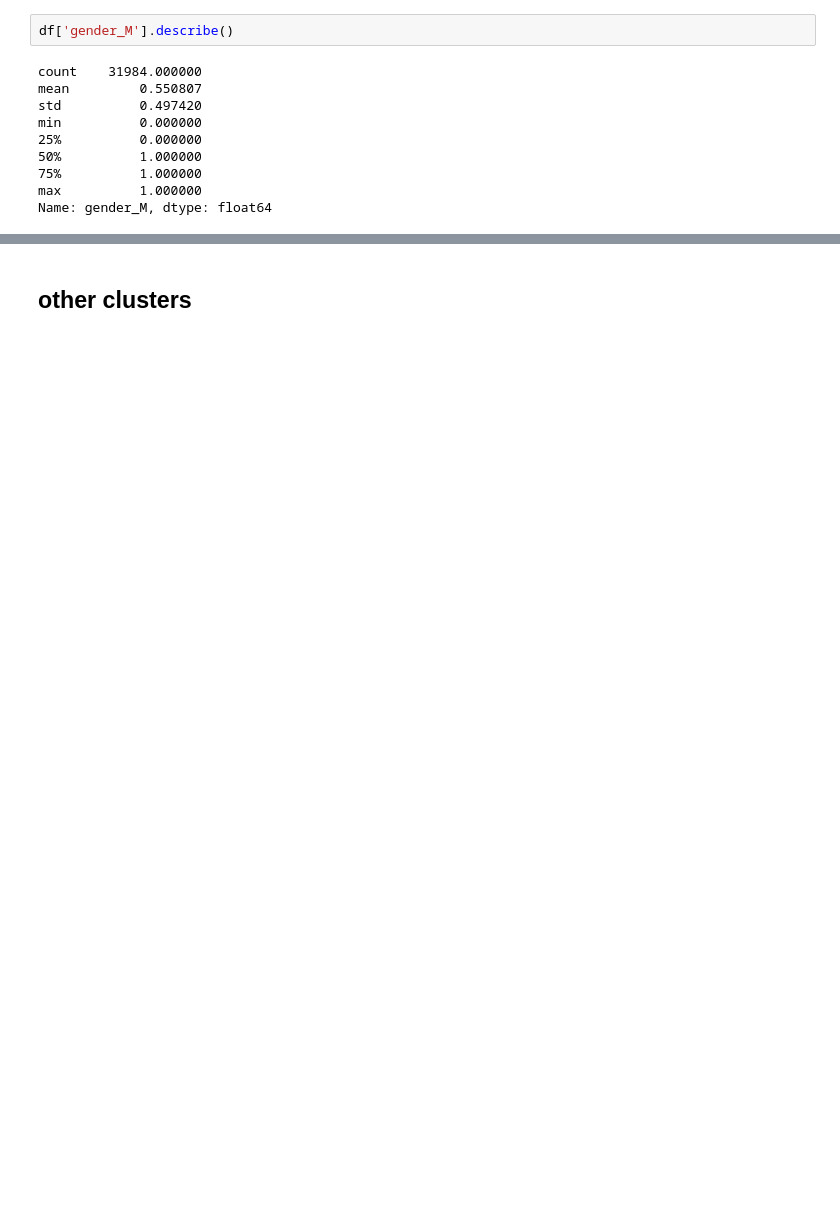
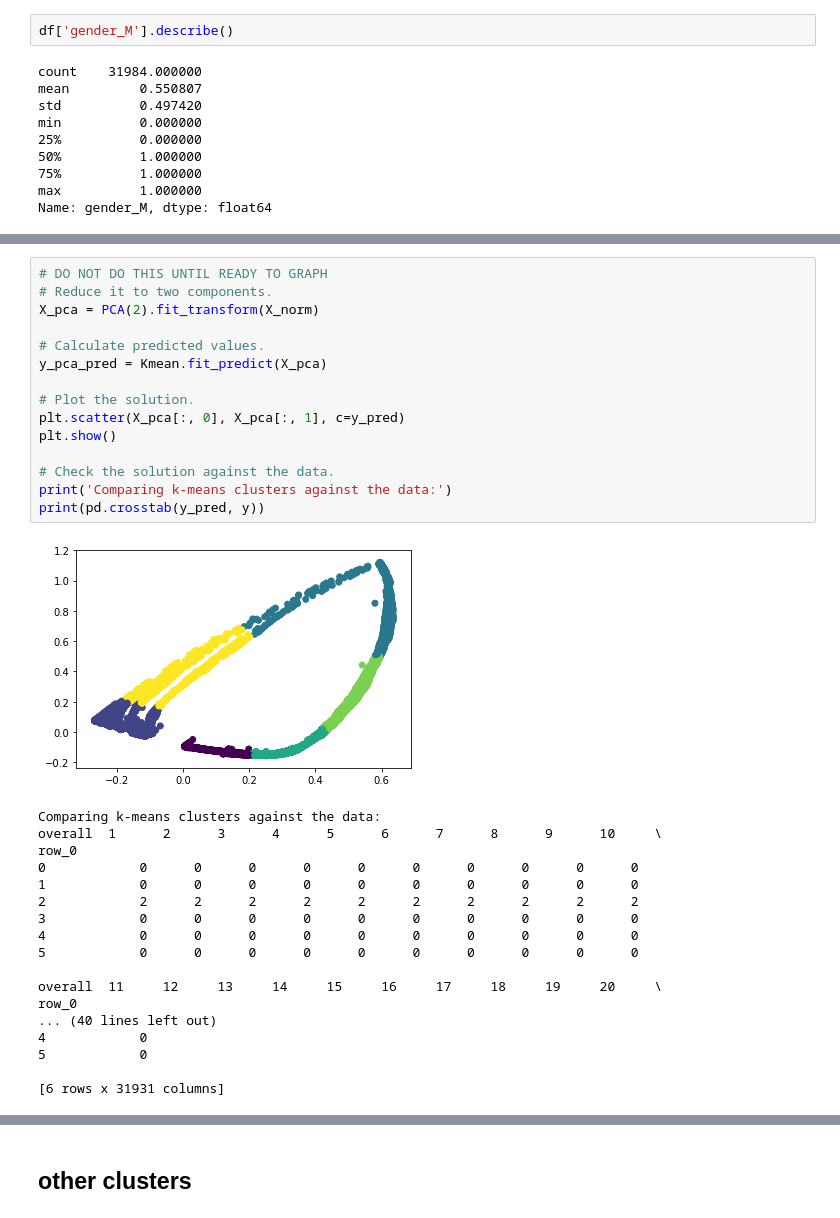
Before and after one commit to kathieking/Thinkful, a Jupyter notebook: check30_challenge_clustering.ipynb, the cells around one changed output, grey strips where cells are left out. Saved outputs shown, nothing was run; the diff lists cells and outputs as text; blank space fills up the shorter version.

```diff
--- a/check30_challenge_clustering.ipynb
+++ b/check30_challenge_clustering.ipynb
@@ -368 +452,35 @@ y_km = km.fit_predict(X)
+# %%
+# DO NOT DO THIS UNTIL READY TO GRAPH
+# Reduce it to two components.
+X_pca = PCA(2).fit_transform(X_norm)
+
+# Calculate predicted values.
+y_pca_pred = Kmean.fit_predict(X_pca)
+
+# Plot the solution.
+plt.scatter(X_pca[:, 0], X_pca[:, 1], c=y_pred)
+plt.show()
+
+# Check the solution against the data.
+print('Comparing k-means clusters against the data:')
+print(pd.crosstab(y_pred, y))
+# %% [output]
+[figure, added]
+Comparing k-means clusters against the data:
+overall  1      2      3      4      5      6      7      8      9      10     \
+row_0
+0            0      0      0      0      0      0      0      0      0      0
+1            0      0      0      0      0      0      0      0      0      0
+2            2      2      2      2      2      2      2      2      2      2
+3            0      0      0      0      0      0      0      0      0      0
+4            0      0      0      0      0      0      0      0      0      0
+5            0      0      0      0      0      0      0      0      0      0
+
+overall  11     12     13     14     15     16     17     18     19     20     \
+row_0
+... (40 lines left out)
+4            0
+5            0
+
+[6 rows x 31931 columns]
 # %%
```
Also changed, not shown: parts of 73 cells of this notebook.
